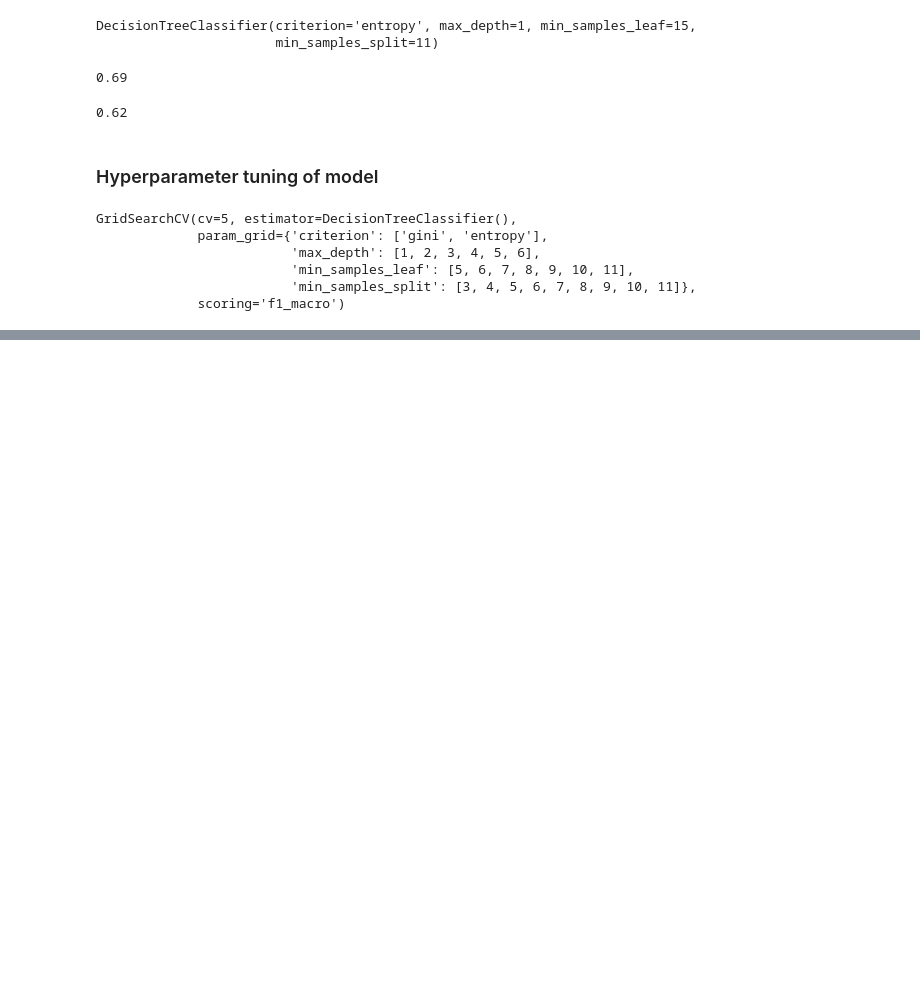
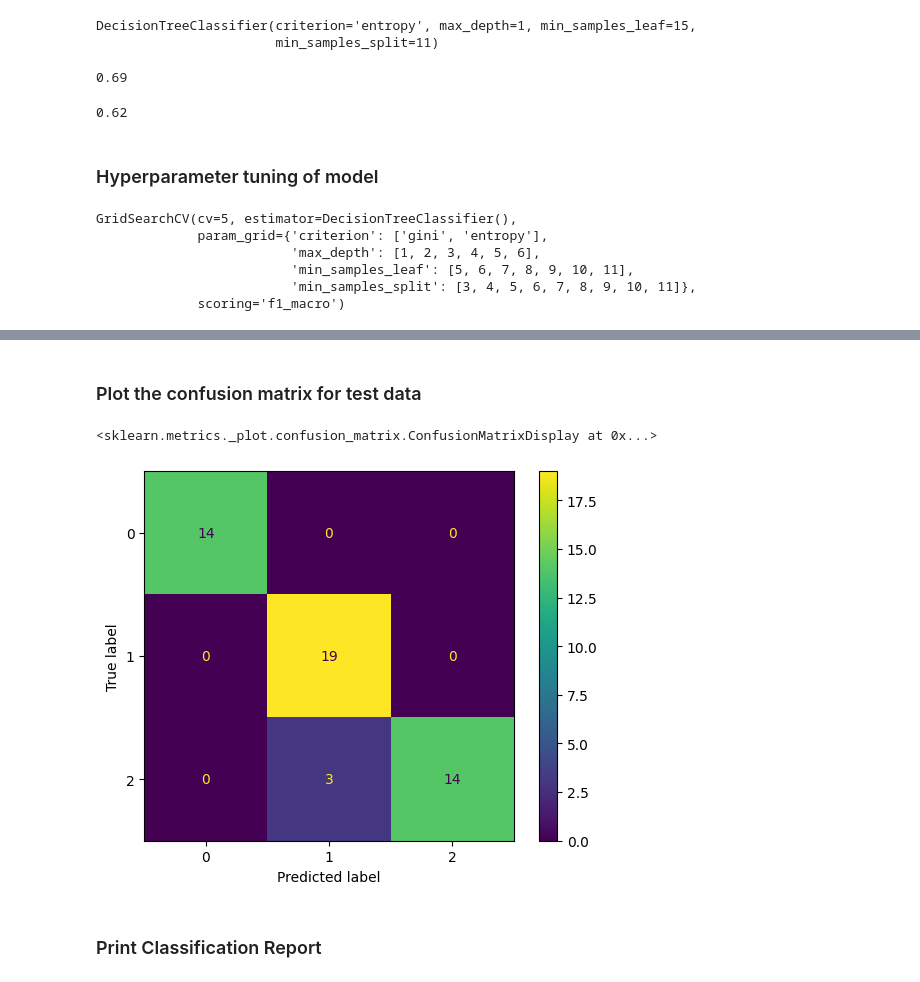
Before and after one commit to pdhanshri/Github, a Jupyter notebook: Decision Tree Classification/DTC.ipynb, the cells around one changed output, grey strips where cells are left out. Drawn from its saved outputs; the diff is of its cells as text; code cells hidden in the pictures; blank space fills up the shorter version.

```diff
--- a/Decision Tree Classification/DTC.ipynb
+++ b/Decision Tree Classification/DTC.ipynb
@@ -192,0 +238,3 @@ GridSearchCV(cv=5, estimator=DecisionTreeClassifier(),
+# %%
+ypred_tr = best_dtc.predict(xtrain)
+ypred_ts = best_dtc.predict(xtest)
@@ -192,0 +273,12 @@ GridSearchCV(cv=5, estimator=DecisionTreeClassifier(),
+# %% [markdown]
+### Plot the confusion matrix for test data
+# %%
+from sklearn.metrics import confusion_matrix,ConfusionMatrixDisplay
+cf = confusion_matrix(ytest,ypred_ts)
+cfd = ConfusionMatrixDisplay(cf,display_labels=best_dtc.classes_)
+cfd.plot()
+# %% [output]
+<sklearn.metrics._plot.confusion_matrix.ConfusionMatrixDisplay at 0x...>
+[figure, added]
+# %% [markdown]
+### Print Classification Report
```
Also changed, not shown: parts of 31 cells of this notebook.
